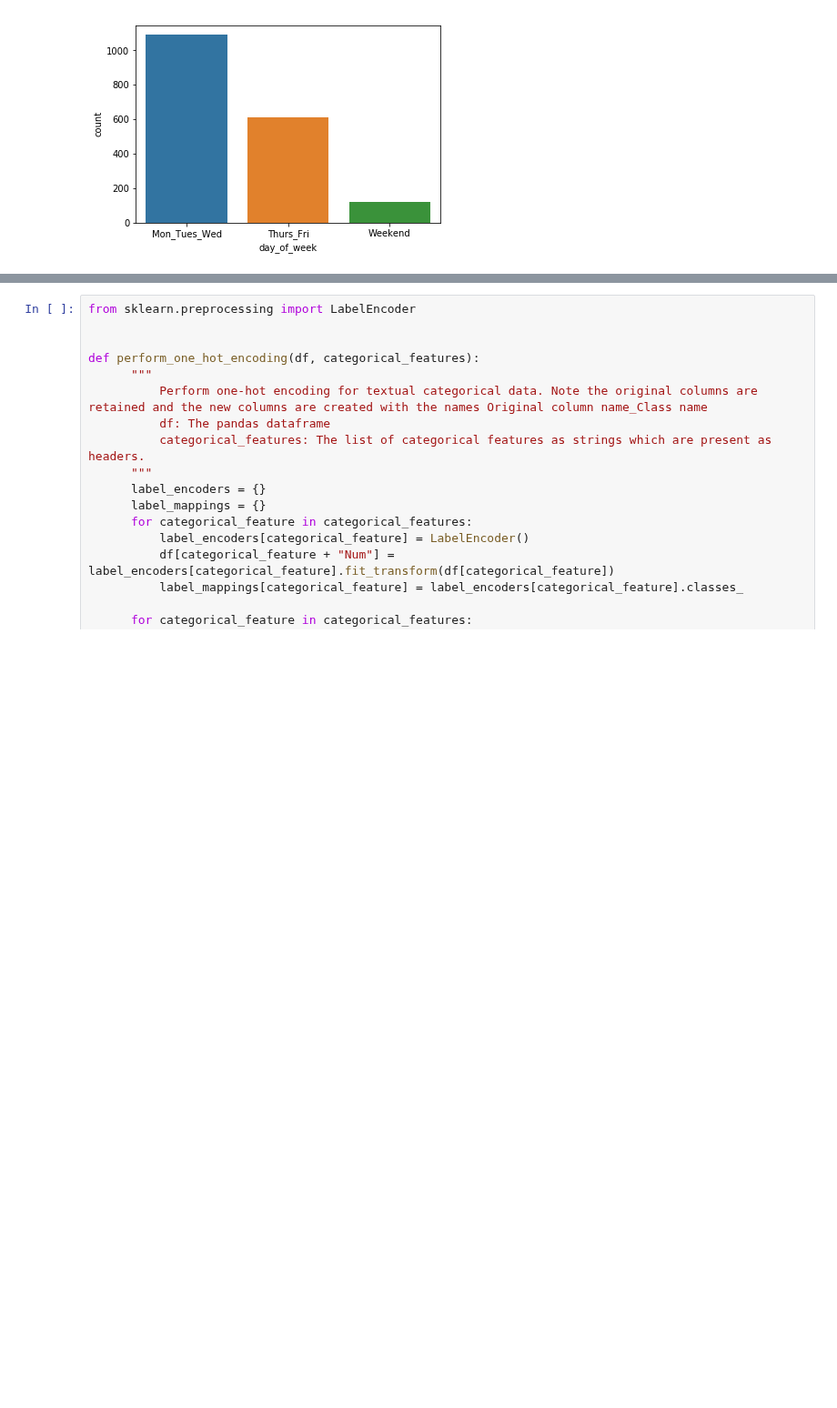
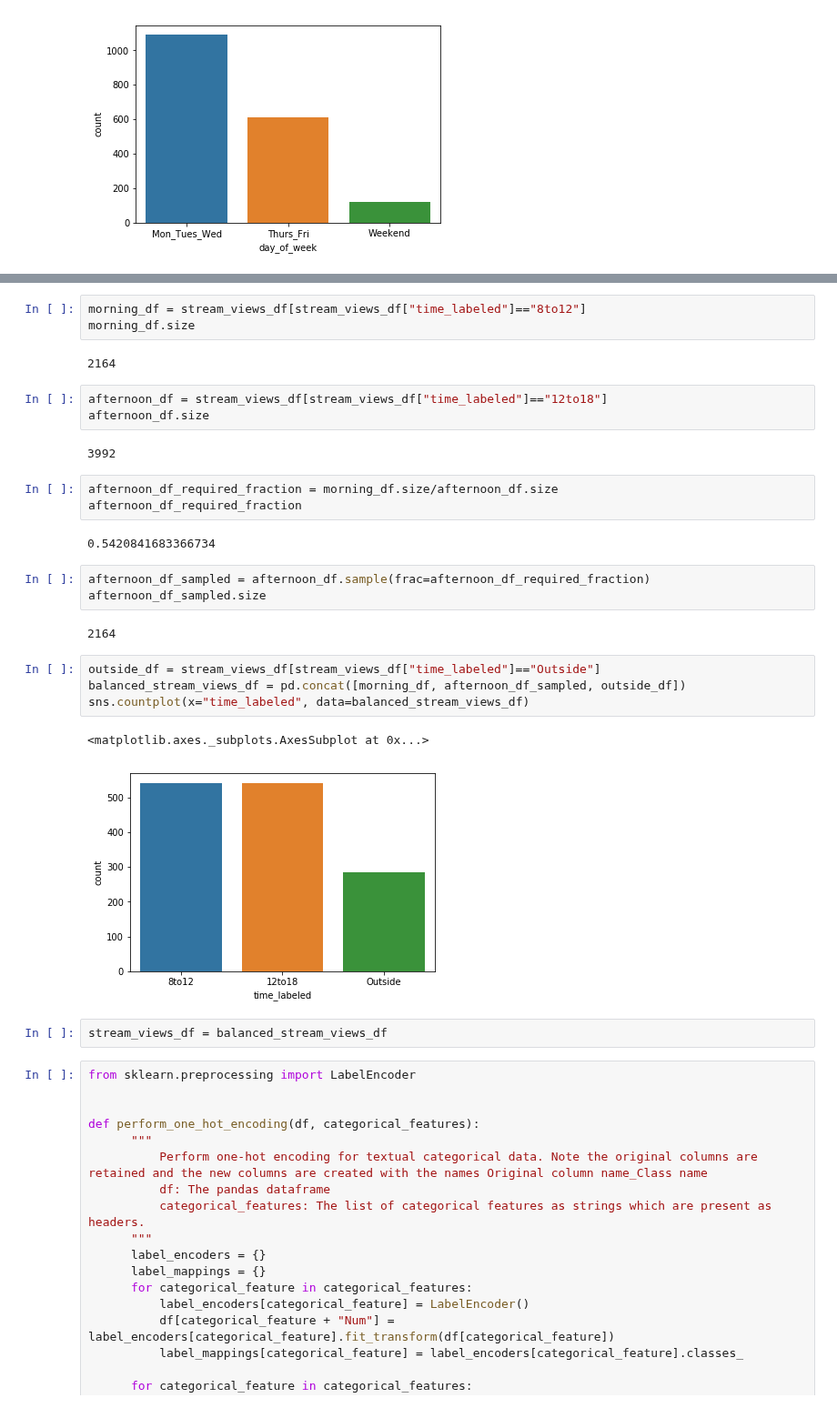
Before and after one commit to ace-racer/ContextualRecommender, a Jupyter notebook: hybird_recommender/exploration/Preprocess to predict time of day.ipynb, the cells around one changed output, grey strips where cells are left out. Shown at 91% size. Saved outputs shown, nothing was run; the diff lists cells and outputs as text; blank space fills up the shorter version.

```diff
--- a/hybird_recommender/exploration/Preprocess to predict time of day.ipynb
+++ b/hybird_recommender/exploration/Preprocess to predict time of day.ipynb
@@ -57,3 +57,32 @@ sns.countplot(x="time_labeled", data=stream_views_df)
+# %%
+morning_df = stream_views_df[stream_views_df["time_labeled"]=="8to12"]
+morning_df.size
+# %% [output]
+2164
+# %%
+afternoon_df = stream_views_df[stream_views_df["time_labeled"]=="12to18"]
+afternoon_df.size
+# %% [output]
+3992
+# %%
+afternoon_df_required_fraction = morning_df.size/afternoon_df.size
+afternoon_df_required_fraction
+# %% [output]
+0.5420841683366734
+# %%
+afternoon_df_sampled = afternoon_df.sample(frac=afternoon_df_required_fraction)
+afternoon_df_sampled.size
+# %% [output]
+2164
+# %%
+outside_df = stream_views_df[stream_views_df["time_labeled"]=="Outside"]
+balanced_stream_views_df = pd.concat([morning_df, afternoon_df_sampled, outside_df])
+sns.countplot(x="time_labeled", data=balanced_stream_views_df)
+# %% [output]
+<matplotlib.axes._subplots.AxesSubplot at 0x...>
+[figure, added]
+# %%
+stream_views_df = balanced_stream_views_df
 # %%
 from sklearn.preprocessing import LabelEncoder
 
```
Also changed, not shown: parts of 3 cells of this notebook, 1 other file.
